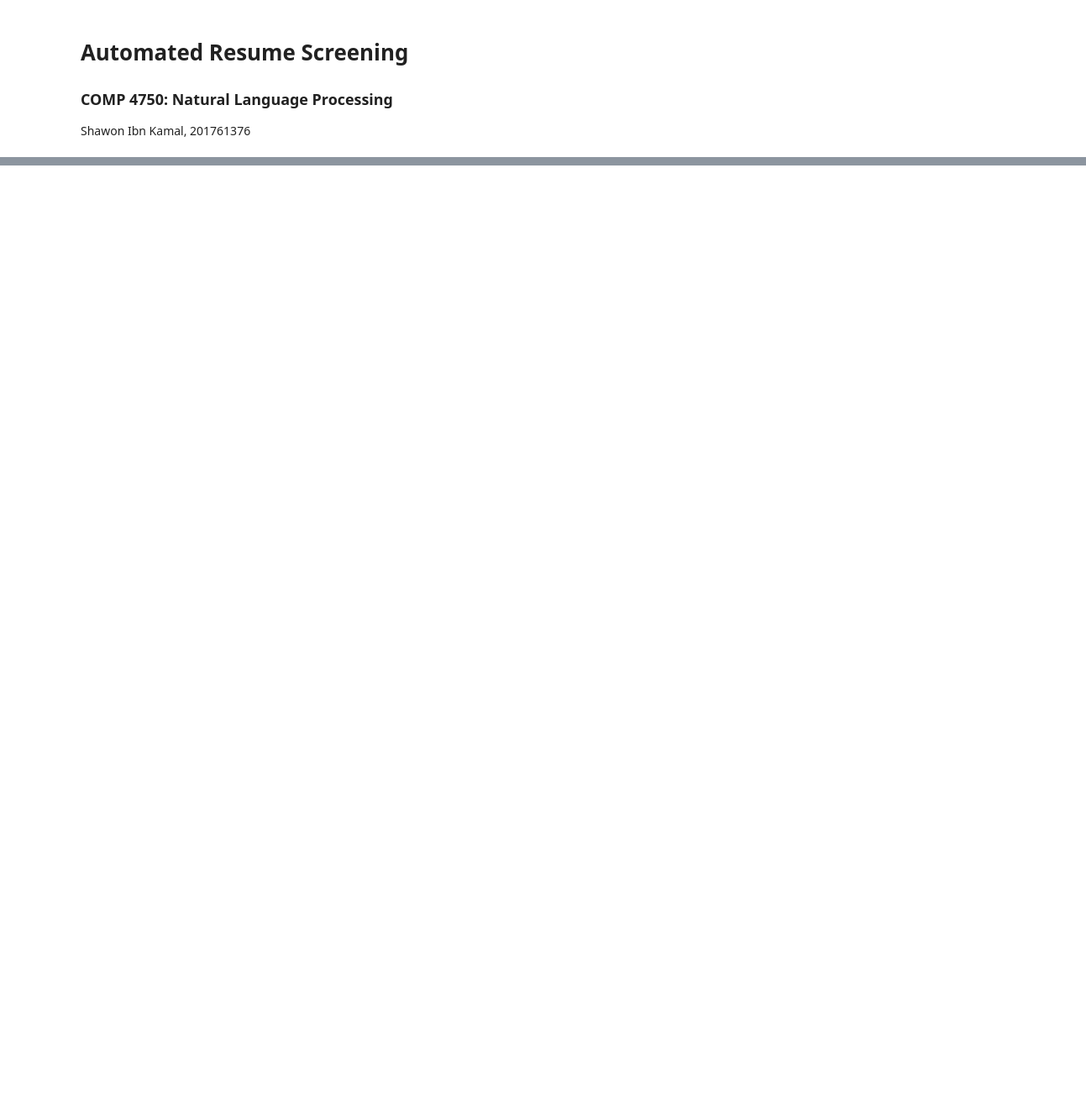
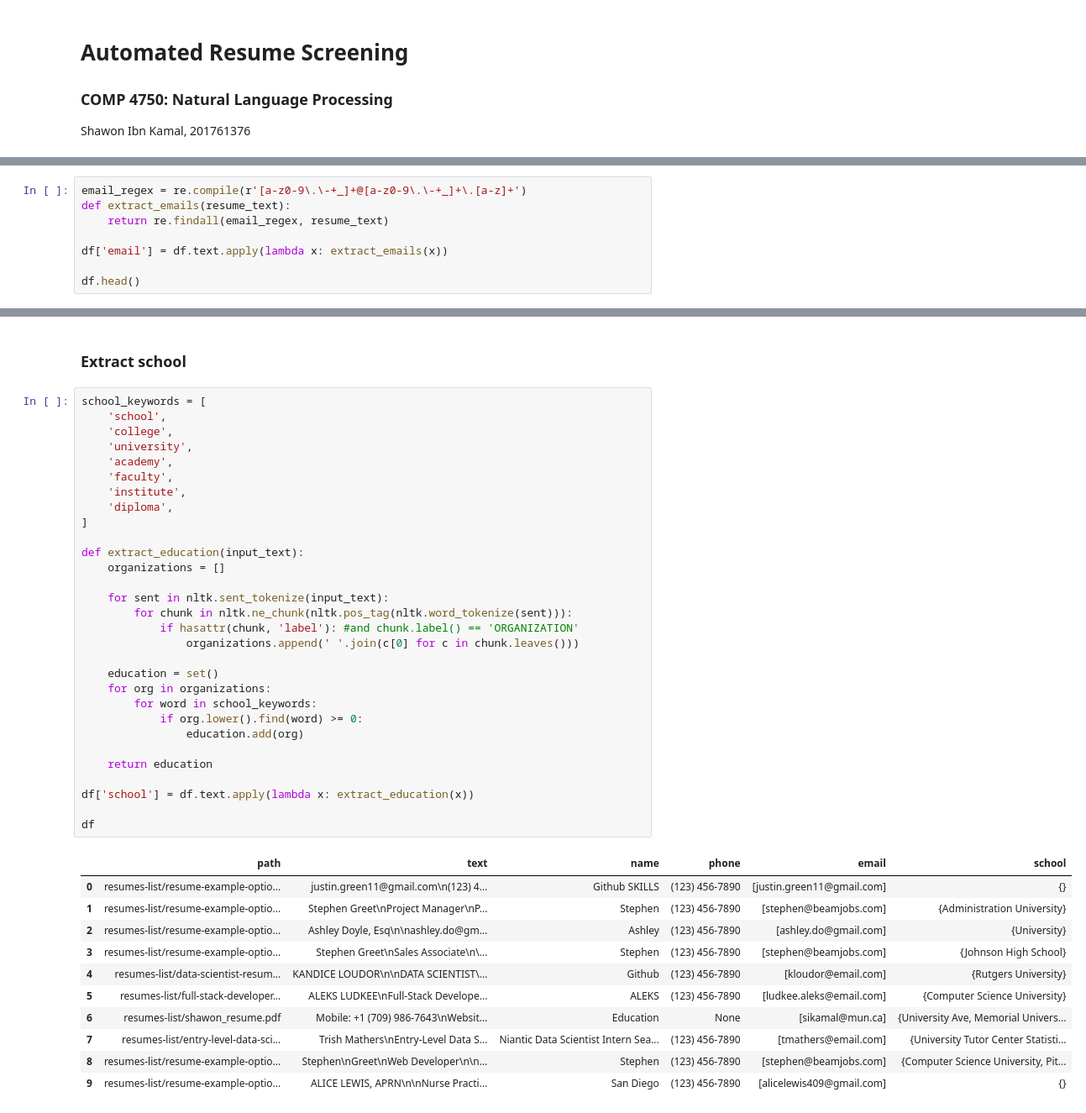
Before and after one commit to shawonibnkamal/automated-resume-screening, a Jupyter notebook: final-project.ipynb, the cells around one changed output, grey strips where cells are left out. Shown: that part at 84% size. Drawn from its saved outputs; the diff is of its cells as text; blank space fills up the shorter version.

Commit message:
Update resume-evaluation-nlp

```diff
--- a/final-project.ipynb
+++ b/final-project.ipynb
@@ -13,0 +103,8 @@ ModuleNotFoundError: No module named 'pdfminer'
+# %%
+email_regex = re.compile(r'[a-z0-9\.\-+_]+@[a-z0-9\.\-+_]+\.[a-z]+')
+def extract_emails(resume_text):
+    return re.findall(email_regex, resume_text)
+
+df['email'] = df.text.apply(lambda x: extract_emails(x))
+
+df.head()
@@ -13,0 +118,44 @@ ModuleNotFoundError: No module named 'pdfminer'
+# %% [markdown]
+### Extract school
+# %%
+school_keywords = [
+    'school',
+    'college',
+    'university',
+    'academy',
+    'faculty',
+    'institute',
+    'diploma',
+]
+
+def extract_education(input_text):
+    organizations = []
+
+    for sent in nltk.sent_tokenize(input_text):
+        for chunk in nltk.ne_chunk(nltk.pos_tag(nltk.word_tokenize(sent))):
+            if hasattr(chunk, 'label'): #and chunk.label() == 'ORGANIZATION'
+                organizations.append(' '.join(c[0] for c in chunk.leaves()))
+
+    education = set()
+    for org in organizations:
+        for word in school_keywords:
+            if org.lower().find(word) >= 0:
+                education.add(org)
+
+    return education
+
+df['school'] = df.text.apply(lambda x: extract_education(x))
+
+df
+# %% [output]
+|  | path | text | name | phone | email | school |
+| 0 | resumes-list/resume-example-optio... | justin.green11@gmail.com\n(123) 4... | Github SKILLS | (123) 456-7890 | [justin.green11@gmail.com] | {} |
+| 1 | resumes-list/resume-example-optio... | Stephen Greet\nProject Manager\nP... | Stephen | (123) 456-7890 | [stephen@beamjobs.com] | {Administration University} |
+| 2 | resumes-list/resume-example-optio... | Ashley Doyle, Esq\n\nashley.do@gm... | Ashley | (123) 456-7890 | [ashley.do@gmail.com] | {University} |
+| 3 | resumes-list/resume-example-optio... | Stephen Greet\nSales Associate\n\... | Stephen | (123) 456-7890 | [stephen@beamjobs.com] | {Johnson High School} |
+| 4 | resumes-list/data-scientist-resum... | KANDICE LOUDOR\n\nDATA SCIENTIST\... | Github | (123) 456-7890 | [kloudor@email.com] | {Rutgers University} |
+| 5 | resumes-list/full-stack-developer... | ALEKS LUDKEE\nFull-Stack Develope... | ALEKS | (123) 456-7890 | [ludkee.aleks@email.com] | {Computer Science University} |
+| 6 | resumes-list/shawon_resume.pdf | Mobile: +1 (709) 986-7643\nWebsit... | Education | None | [sikamal@mun.ca] | {University Ave, Memorial Univers... |
+| 7 | resumes-list/entry-level-data-sci... | Trish Mathers\nEntry-Level Data S... | Niantic Data Scientist Intern Sea... | (123) 456-7890 | [tmathers@email.com] | {University Tutor Center Statisti... |
+| 8 | resumes-list/resume-example-optio... | Stephen\nGreet\nWeb Developer\n\n... | Stephen | (123) 456-7890 | [stephen@beamjobs.com] | {Computer Science University, Pit... |
+| 9 | resumes-list/resume-example-optio... | ALICE LEWIS, APRN\n\nNurse Practi... | San Diego | (123) 456-7890 | [alicelewis409@gmail.com] | {} |
```
Also changed, not shown: parts of 18 cells of this notebook, 10 other files.
